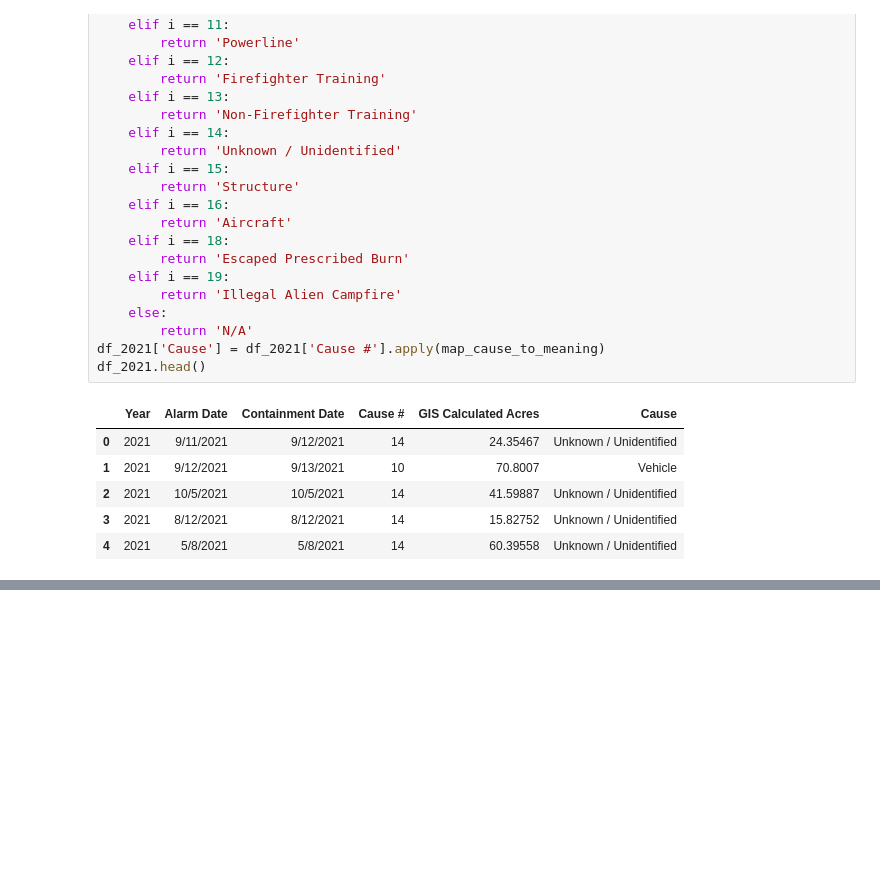
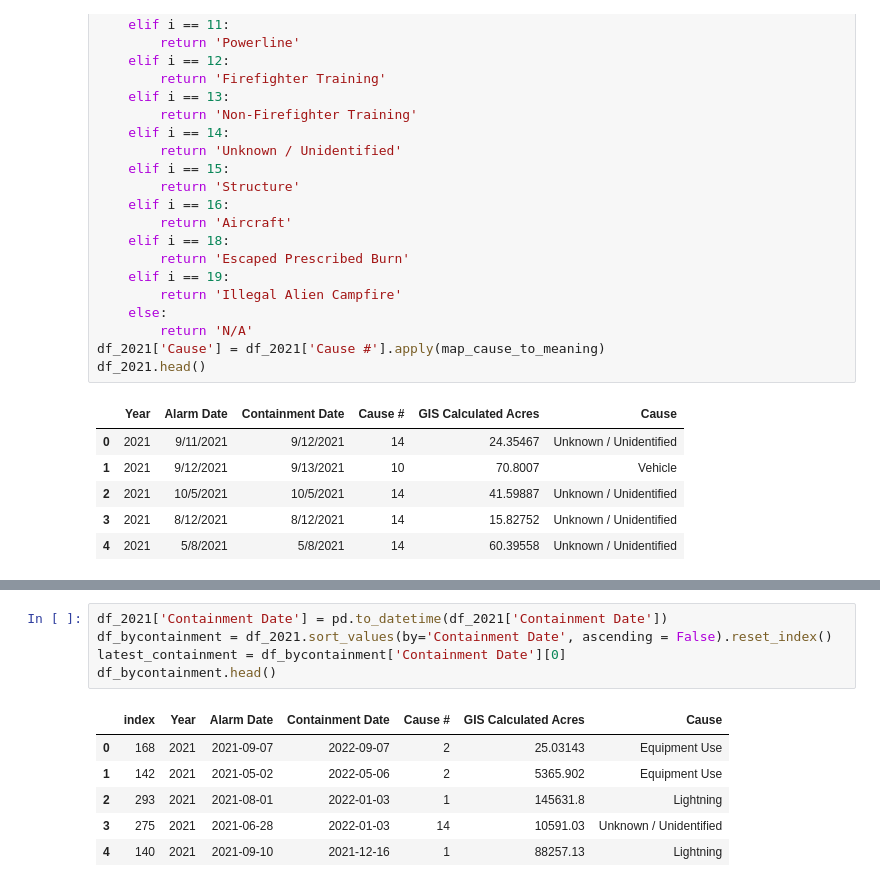
Before and after one commit to epsilonite/pandas-project, a Jupyter notebook: California Wildfire Seasonality/Eddie/CA-Wildfire-2021.ipynb, the cells around one changed output, grey strips where cells are left out. Saved outputs shown, nothing was run; the diff lists cells and outputs as text; blank space fills up the shorter version.

```diff
--- a/California Wildfire Seasonality/Eddie/CA-Wildfire-2021.ipynb
+++ b/California Wildfire Seasonality/Eddie/CA-Wildfire-2021.ipynb
@@ -115,0 +135,12 @@ df_2021.head()
+# %%
+df_2021['Containment Date'] = pd.to_datetime(df_2021['Containment Date'])
+df_bycontainment = df_2021.sort_values(by='Containment Date', ascending = False).reset_index()
+latest_containment = df_bycontainment['Containment Date'][0]
+df_bycontainment.head()
+# %% [output]
+|  | index | Year | Alarm Date | Containment Date | Cause # | GIS Calculated Acres | Cause |
+| 0 | 168 | 2021 | 2021-09-07 | 2022-09-07 | 2 | 25.03143 | Equipment Use |
+| 1 | 142 | 2021 | 2021-05-02 | 2022-05-06 | 2 | 5365.902 | Equipment Use |
+| 2 | 293 | 2021 | 2021-08-01 | 2022-01-03 | 1 | 145631.8 | Lightning |
+| 3 | 275 | 2021 | 2021-06-28 | 2022-01-03 | 14 | 10591.03 | Unknown / Unidentified |
+| 4 | 140 | 2021 | 2021-09-10 | 2021-12-16 | 1 | 88257.13 | Lightning |
```
Also changed, not shown: parts of 5 cells of this notebook, 10 other files.
